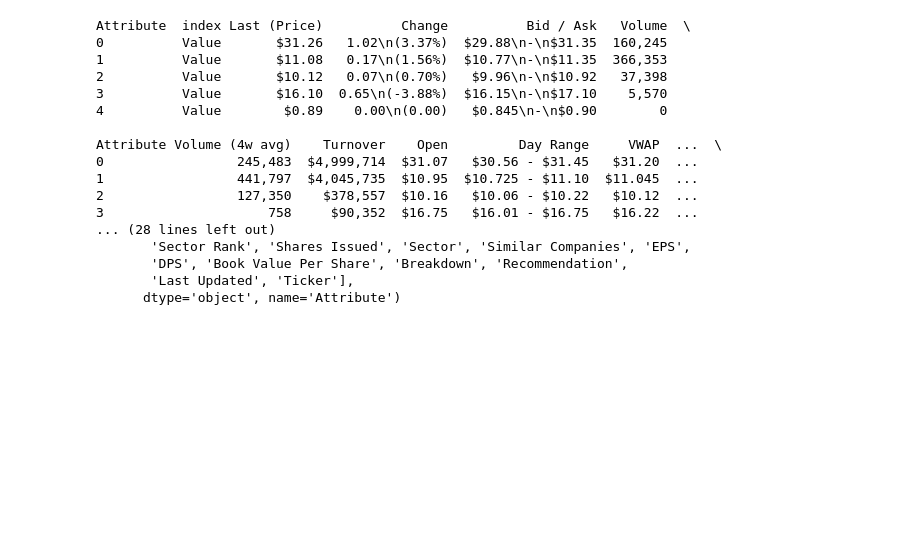
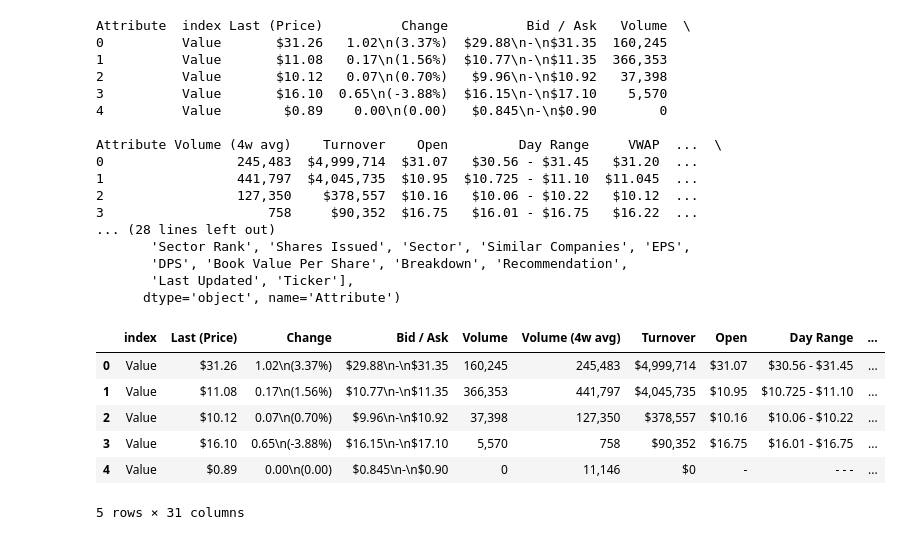
Before and after one commit to Andre2503/Project3_Group2, a Jupyter notebook: 02_Retrieve_ASX_Ticker_Fundamental.ipynb, the cells around one changed output. Drawn from its saved outputs; the diff is of its cells as text; code cells hidden in the pictures; blank space fills up the shorter version.

```diff
--- a/02_Retrieve_ASX_Ticker_Fundamental.ipynb
+++ b/02_Retrieve_ASX_Ticker_Fundamental.ipynb
@@ -722,3 +722,16 @@ Attribute Volume (4w avg)    Turnover    Open         Day Range     VWAP  ...  \
 # %%
 # Export the DataFrame to a CSV file
 result_df.to_csv('Resources/02_ASX_Fundamental_Final.csv', index=False)
+# %%
+# Use the read_csv function to read the CSV file again into
+fundamental_df_raw = pd.read_csv("Resources/02_ASX_Fundamental_Final.csv")
+
+fundamental_df_raw.head(5)
+# %% [output]
+|  | index | Last (Price) | Change | Bid / Ask | Volume | Volume (4w avg) | Turnover | Open | Day Range | ... |
+| 0 | Value | $31.26 | 1.02\n(3.37%) | $29.88\n-\n$31.35 | 160,245 | 245,483 | $4,999,714 | $31.07 | $30.56 - $31.45 | ... |
+| 1 | Value | $11.08 | 0.17\n(1.56%) | $10.77\n-\n$11.35 | 366,353 | 441,797 | $4,045,735 | $10.95 | $10.725 - $11.10 | ... |
+| 2 | Value | $10.12 | 0.07\n(0.70%) | $9.96\n-\n$10.92 | 37,398 | 127,350 | $378,557 | $10.16 | $10.06 - $10.22 | ... |
+| 3 | Value | $16.10 | 0.65\n(-3.88%) | $16.15\n-\n$17.10 | 5,570 | 758 | $90,352 | $16.75 | $16.01 - $16.75 | ... |
+| 4 | Value | $0.89 | 0.00\n(0.00) | $0.845\n-\n$0.90 | 0 | 11,146 | $0 | ‐ | ‐ - ‐ | ... |
+5 rows × 31 columns
```
Also changed, not shown: parts of 7 cells of this notebook, 2 other files.
